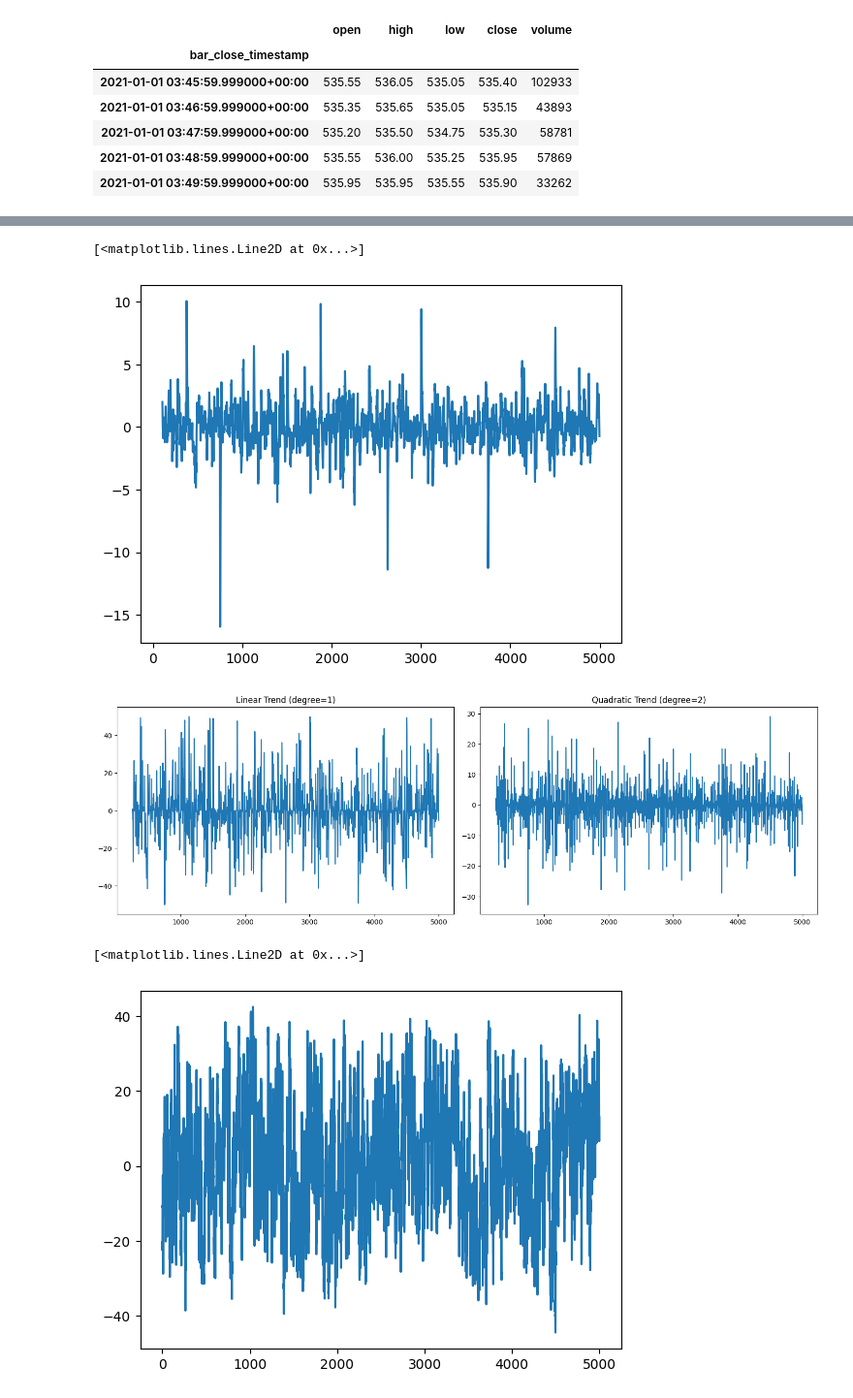
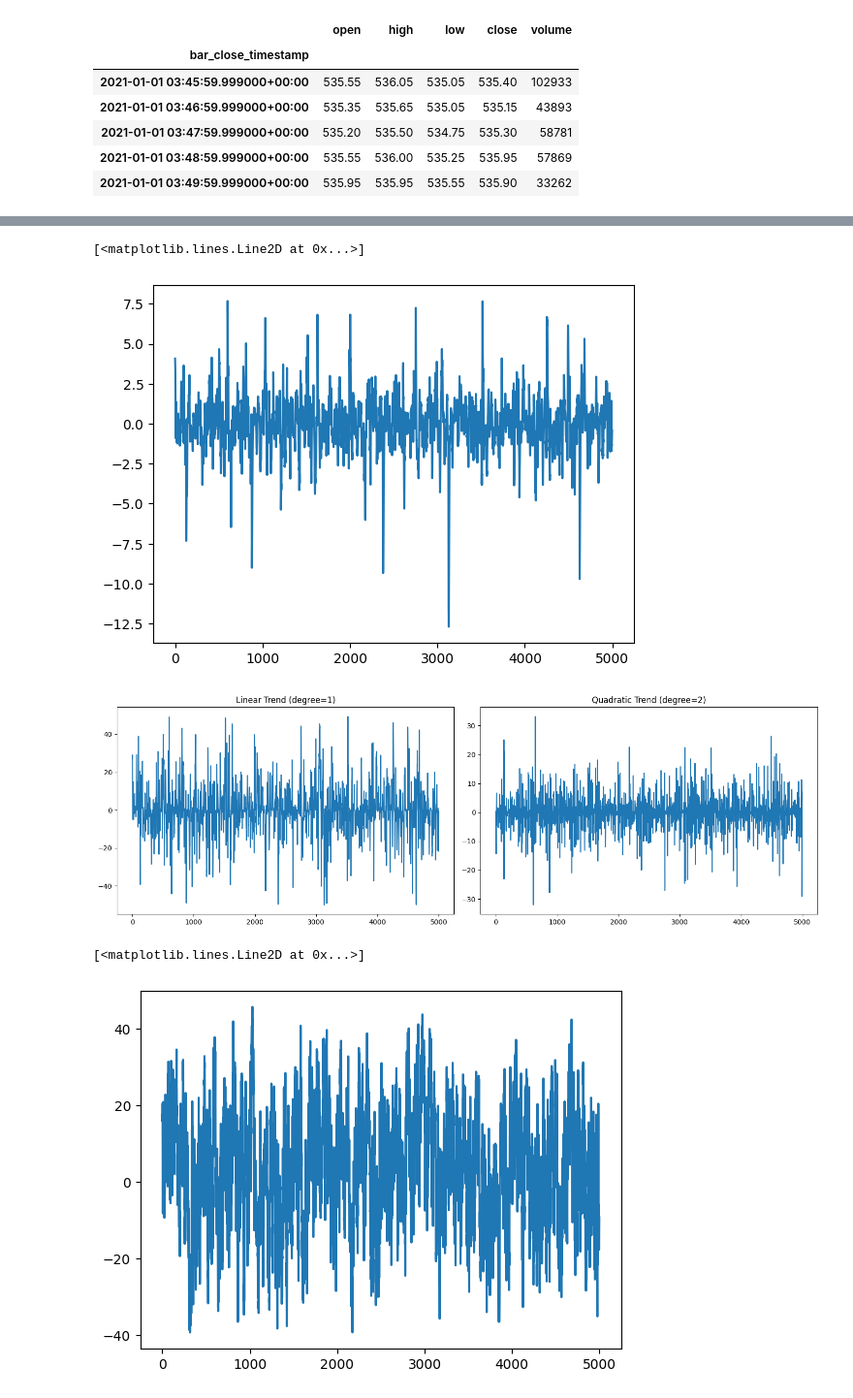
Before and after one commit to chirayu5/algotrading_v40, a Jupyter notebook: notebooks/feature_calculators.ipynb, the cells around one changed output, grey strips where cells are left out. Shown at 97% size. Drawn from its saved outputs; the diff is of its cells as text; code cells hidden in the pictures.

```diff
--- a/notebooks/feature_calculators.ipynb
+++ b/notebooks/feature_calculators.ipynb
@@ -102,33 +103,33 @@ plt.plot(ma_diff.values[:5000])
 # %%
 macd = fc_macd.macd(df_icici, short_length=10, long_length=100, n_to_smooth=5)
-plt.plot(macd.values[:5000])
+plt.plot(macd.values[-5000:])
 # %% [output]
 [<matplotlib.lines.Line2D at 0x...>]
-[figure, old version]
+[figure, new version]
 # %%
 fig, (ax1, ax2) = plt.subplots(1, 2, figsize=(15, 5))
 
 lin_trend = fc_lin_quad_cubic_trend.lin_quad_cubic_trend(
   df_icici, poly_degree=1, lookback=10, atr_length=252
 )
-ax1.plot(lin_trend.values[:5000])
+ax1.plot(lin_trend.values[-5000:])
 ax1.set_title("Linear Trend (degree=1)")
 
 quad_trend = fc_lin_quad_cubic_trend.lin_quad_cubic_trend(
   df_icici, poly_degree=2, lookback=10, atr_length=252
 )
-ax2.plot(quad_trend.values[:5000])
+ax2.plot(quad_trend.values[-5000:])
 ax2.set_title("Quadratic Trend (degree=2)")
 
 plt.tight_layout()
 plt.show()
 # %% [output]
-[figure, old version]
+[figure, new version]
 # %%
 price_intensity = fc_price_intensity.price_intensity(df_icici, n_to_smooth=20)
-plt.plot(price_intensity.values[:5000])
+plt.plot(price_intensity.values[-5000:])
 # %% [output]
 [<matplotlib.lines.Line2D at 0x...>]
-[figure, old version]
+[figure, new version]
 # %%
 adx = fc_adx.adx(df_icici, lookback=14)
```
Also changed, not shown: parts of 10 cells of this notebook, 4 other files.
